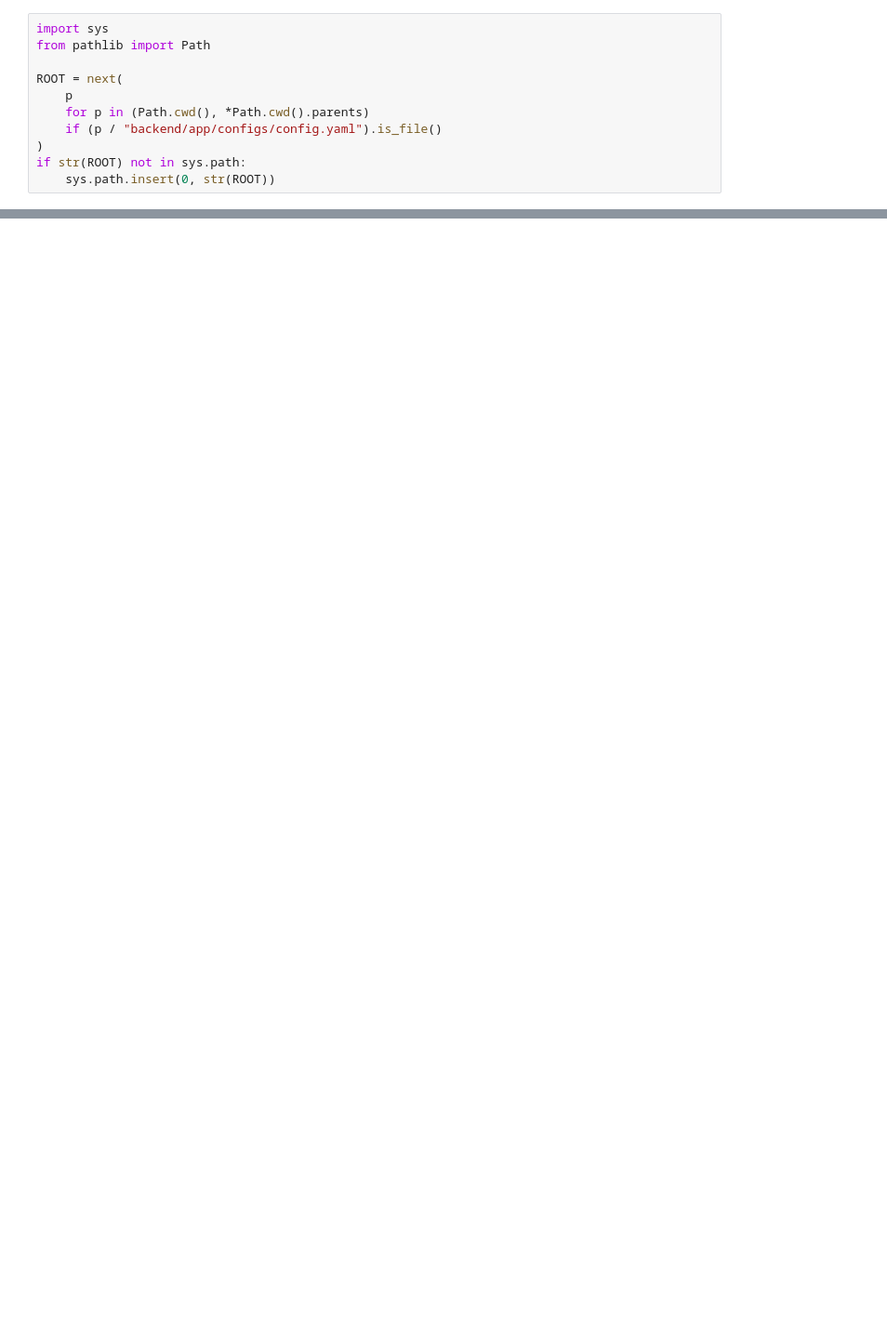
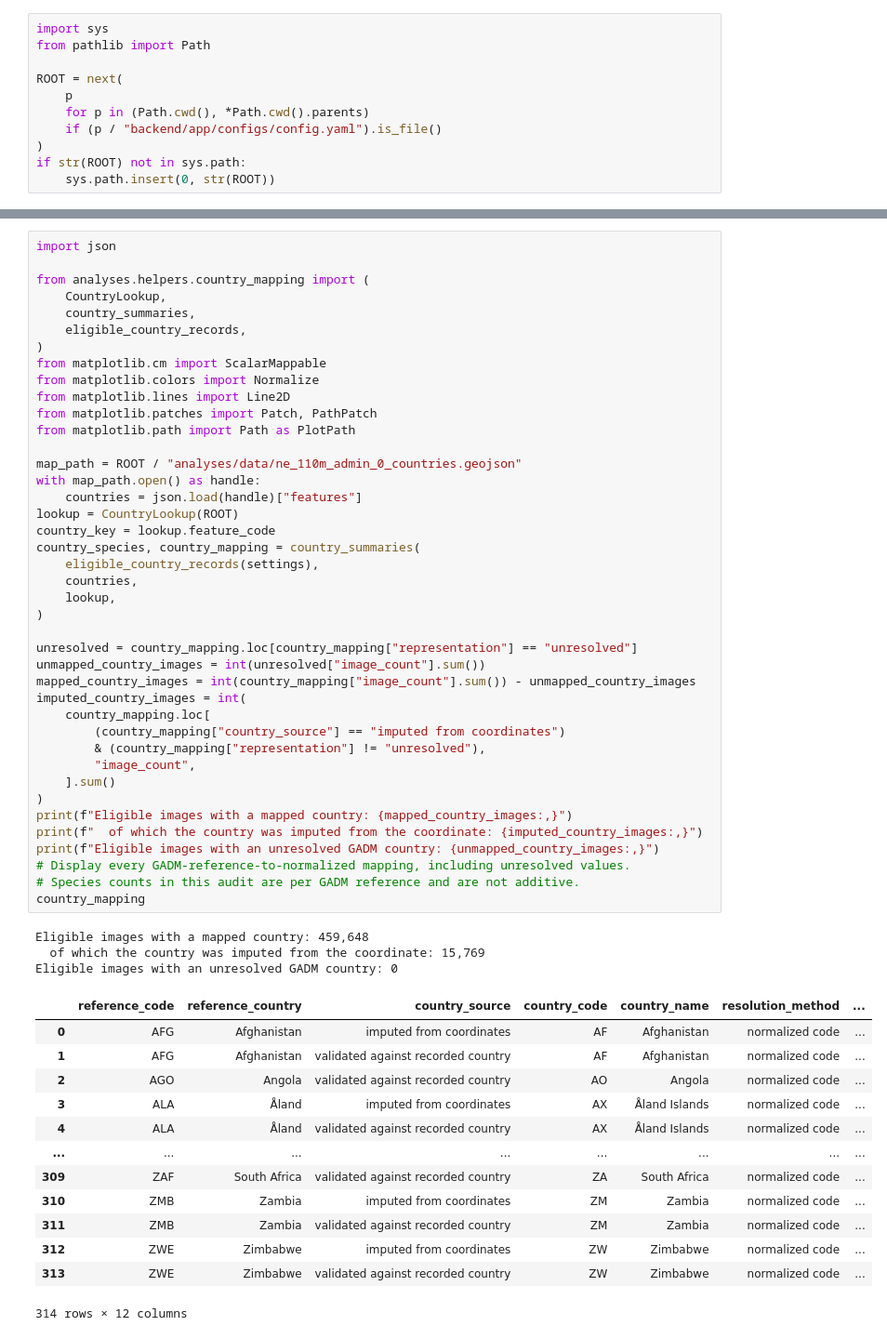
Before and after one commit to BioVisionLab/BioCosmos, a Jupyter notebook: analyses/notebooks/data_summary.ipynb, the cells around one changed output, grey strips where cells are left out. Shown at 93% size. Saved outputs shown, nothing was run; the diff lists cells and outputs as text; blank space fills up the shorter version.

```diff
--- a/analyses/notebooks/data_summary.ipynb
+++ b/analyses/notebooks/data_summary.ipynb
@@ -74,0 +69,58 @@ plt.close(fig)
+# %%
+import json
+
+from analyses.helpers.country_mapping import (
+    CountryLookup,
+    country_summaries,
+    eligible_country_records,
+)
+from matplotlib.cm import ScalarMappable
+from matplotlib.colors import Normalize
+from matplotlib.lines import Line2D
+from matplotlib.patches import Patch, PathPatch
+from matplotlib.path import Path as PlotPath
+
+map_path = ROOT / "analyses/data/ne_110m_admin_0_countries.geojson"
+with map_path.open() as handle:
+    countries = json.load(handle)["features"]
+lookup = CountryLookup(ROOT)
+country_key = lookup.feature_code
+country_species, country_mapping = country_summaries(
+    eligible_country_records(settings),
+    countries,
+    lookup,
+)
+
+unresolved = country_mapping.loc[country_mapping["representation"] == "unresolved"]
+unmapped_country_images = int(unresolved["image_count"].sum())
+mapped_country_images = int(country_mapping["image_count"].sum()) - unmapped_country_images
+imputed_country_images = int(
+    country_mapping.loc[
+        (country_mapping["country_source"] == "imputed from coordinates")
+        & (country_mapping["representation"] != "unresolved"),
+        "image_count",
+    ].sum()
+)
+print(f"Eligible images with a mapped country: {mapped_country_images:,}")
+print(f"  of which the country was imputed from the coordinate: {imputed_country_images:,}")
+print(f"Eligible images with an unresolved GADM country: {unmapped_country_images:,}")
+# Display every GADM-reference-to-normalized mapping, including unresolved values.
+# Species counts in this audit are per GADM reference and are not additive.
+country_mapping
+# %% [output]
+Eligible images with a mapped country: 459,648
+  of which the country was imputed from the coordinate: 15,769
+Eligible images with an unresolved GADM country: 0
+|  | reference_code | reference_country | country_source | country_code | country_name | resolution_method | ... |
+| 0 | AFG | Afghanistan | imputed from coordinates | AF | Afghanistan | normalized code | ... |
+| 1 | AFG | Afghanistan | validated against recorded country | AF | Afghanistan | normalized code | ... |
+| 2 | AGO | Angola | validated against recorded country | AO | Angola | normalized code | ... |
+| 3 | ALA | Åland | imputed from coordinates | AX | Åland Islands | normalized code | ... |
+| 4 | ALA | Åland | validated against recorded country | AX | Åland Islands | normalized code | ... |
+| ... | ... | ... | ... | ... | ... | ... | ... |
+| 309 | ZAF | South Africa | validated against recorded country | ZA | South Africa | normalized code | ... |
+| 310 | ZMB | Zambia | imputed from coordinates | ZM | Zambia | normalized code | ... |
+| 311 | ZMB | Zambia | validated against recorded country | ZM | Zambia | normalized code | ... |
+| 312 | ZWE | Zimbabwe | imputed from coordinates | ZW | Zimbabwe | normalized code | ... |
+| 313 | ZWE | Zimbabwe | validated against recorded country | ZW | Zimbabwe | normalized code | ... |
+314 rows × 12 columns
```
Also changed, not shown: parts of 9 cells of this notebook, 19 other files.
